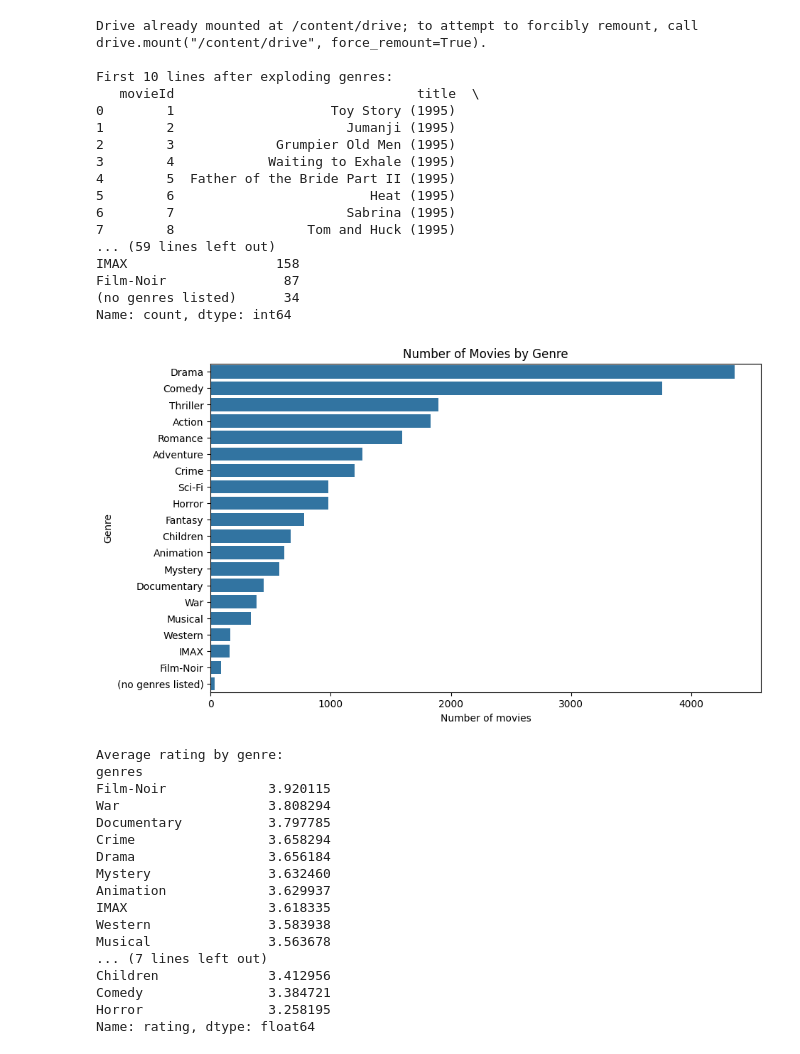
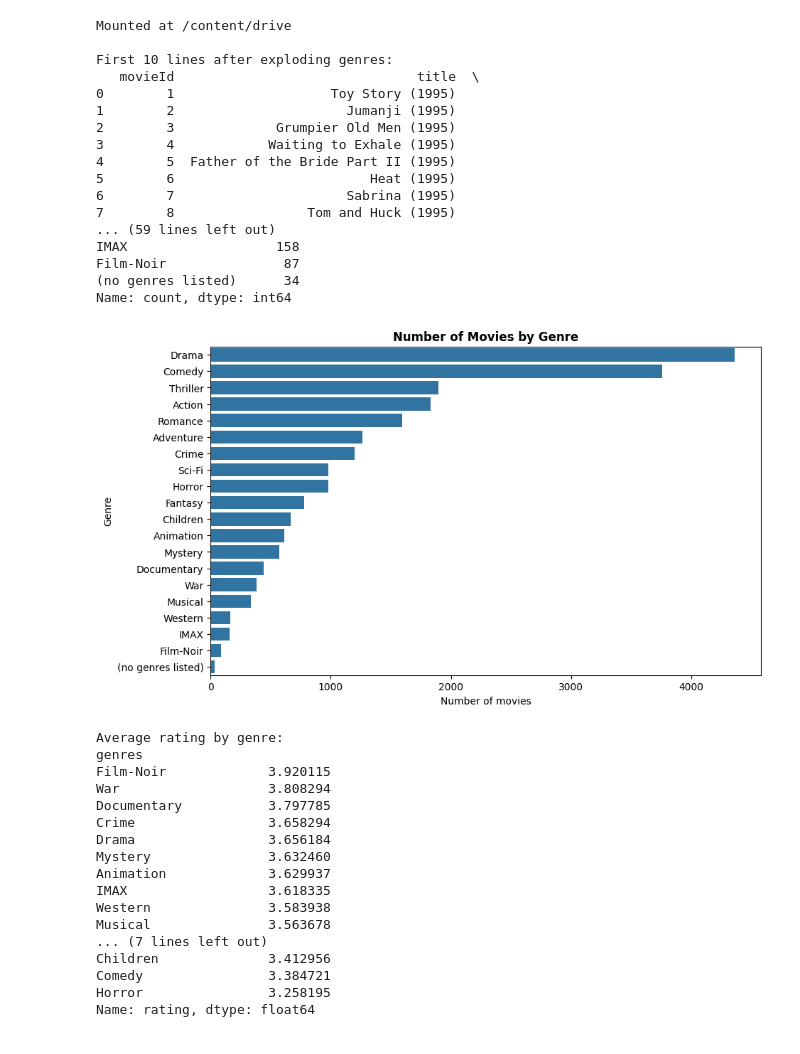
Before and after one commit to luongdiem2005/movie-ratings-analysis, a Jupyter notebook: p4.ipynb, the cells around one changed output. Cells and saved outputs as stored; diff of their text form; code cells hidden in the pictures.

Commit message:
Genre analysis

```diff
--- a/p4.ipynb
+++ b/p4.ipynb
@@ -28,7 +28,7 @@ print("\nNumber of movies by genre: ")
 print(genre_counts)
 plt.figure(figsize=(10,6))
 sns.barplot(x=genre_counts.values, y=genre_counts.index)
-plt.title("Number of Movies by Genre")
+plt.title("Number of Movies by Genre", fontweight="bold")
 plt.xlabel("Number of movies")
 plt.ylabel("Genre")
 plt.show()
@@ -39,38 +39,38 @@ print("\nAverage rating by genre: ")
 print(avg_genre_ratings)
 plt.figure(figsize=(10,6))
 sns.barplot(x=avg_genre_ratings.values, y=avg_genre_ratings.index)
-plt.title("Average Rating by Genre")
+plt.title("Average Rating by Genre", fontweight="bold")
 plt.xlabel("Average rating")
 plt.ylabel("Genre")
 plt.show()
 
 # Number of ratings by genre
 genre_ratings_counts = df.groupby('genres')['rating'].count().sort_values(ascending=False)
 plt.figure(figsize=(10,6))
 sns.heatmap(genre_ratings_counts.values.reshape(-1,1), annot=True, fmt="d", yticklabels=genre_ratings_counts.index, cbar=False)
-plt.title("Number of Ratings by Genre")
+plt.title("Number of Ratings by Genre", fontweight="bold")
 plt.xlabel("Count")
 plt.ylabel("Genre")
 plt.show()
 # %% [output]
-Drive already mounted at /content/drive; to attempt to forcibly remount, call drive.mount("/content/drive", force_remount=True).
+Mounted at /content/drive
 
 First 10 lines after exploding genres:
    movieId                               title  \
 0        1                    Toy Story (1995)
 1        2                      Jumanji (1995)
 2        3             Grumpier Old Men (1995)
 3        4            Waiting to Exhale (1995)
 4        5  Father of the Bride Part II (1995)
 5        6                         Heat (1995)
 6        7                      Sabrina (1995)
 7        8                 Tom and Huck (1995)
 ... (59 lines left out)
 IMAX                   158
 Film-Noir               87
 (no genres listed)      34
 Name: count, dtype: int64
-[figure, old version]
+[figure, new version]
 Average rating by genre:
 genres
 Film-Noir             3.920115
```
Also changed, not shown: parts of 1 cell of this notebook.
